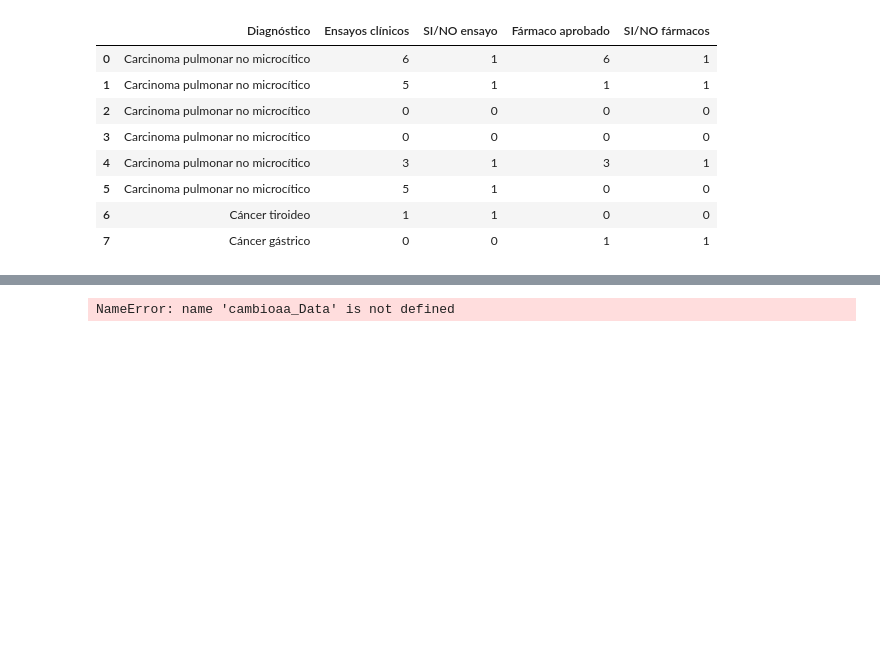
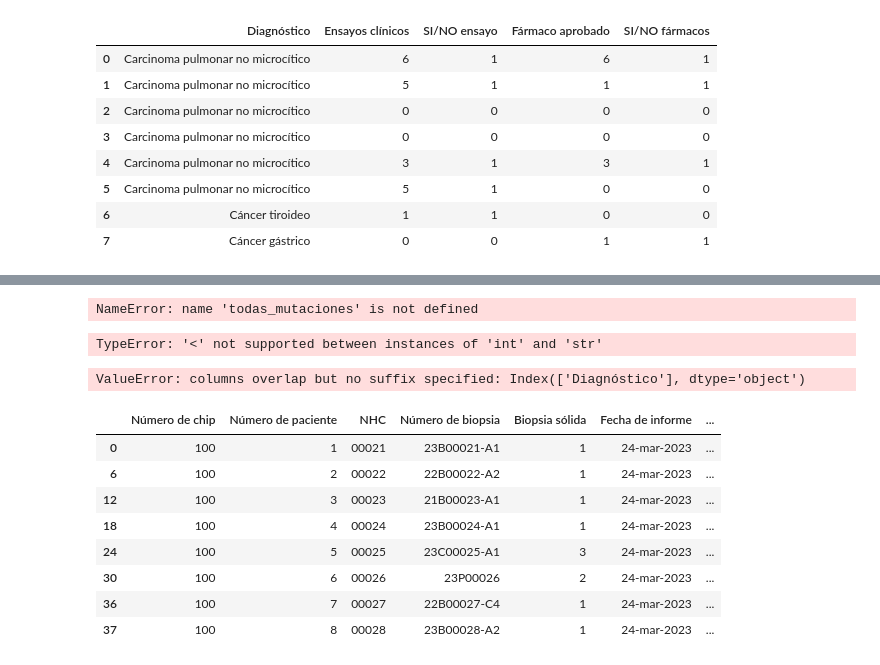
Before and after one commit to LuciaVitores/Automatizacion_PDF_scraping, a Jupyter notebook: PruebaLucia.ipynb, the cells around one changed output, grey strips where cells are left out. Drawn from its saved outputs; the diff is of its cells as text; code cells hidden in the pictures; blank space fills up the shorter version.

```diff
--- a/PruebaLucia.ipynb
+++ b/PruebaLucia.ipynb
@@ -1867,7 +1120,7 @@ print(tratamientos_finales)
 # %% [markdown]
 ## CREACIÓN DE LOS DATAFRAMES.
 # %%
-Tabla1Pacientes = pd.DataFrame({'Número de chip': chip2, 'Número de paciente': numero_paciente, 'NHC': NHC_final, 'Número de biopsia': NB_values, 'Biopsia sólida': Biopsia_solida, 'Fecha de informe': fechas, 'Diagnóstico': textoDiag})
+Tabla1Pacientes = pd.DataFrame({'Número de chip': chip2, 'Número de paciente': numero_paciente, 'NHC': NHC_final, 'Número de biopsia': NB_values, 'Biopsia sólida': Biopsia_solida, 'Fecha de informe': fechas, 'Diagnóstico': textoDiag, 'Mutaciones detectadas':mut})
 # %%
 Tabla1Pacientes
 # %% [output]
@@ -1939,9 +1206,35 @@ Tabla4Patologicas
 # %%
 #Tabla1Pacientes = pd.DataFrame({'Número de chip': chip, 'Número de paciente': paciente_Data, 'NHC': NHC_Data, 'Número de biopsia': Nbiopsia_Data, 'Biopsia sólida': Biopsia_solida, 'Fecha de informe': fecha_Data, 'Diagnóstico': texto_Data})
 #Tabla2Diagnostico = pd.DataFrame({'Diagnóstico': texto_Data, 'Número de diagnóstico': Ndiagnostico_Data})
-Tabla3Mutaciones = pd.DataFrame({'Mutaciones detectadas':todas_mutaciones,'Cambio de aminoácido': cambioaa_Data,'Porcentaje de frecuencia alélica (ADN)': frecuencia_Data,'Variaciones del número de lecturas (ARN)': variaciones_Data,'Variaciones de copias': copias_Data})
+Tabla3Mutaciones = pd.DataFrame({'Mutaciones detectadas':mut,'Porcentaje de frecuencia alélica (ADN)': frecuencias_totales,'Variaciones del número de lecturas (ARN)': variaciones_Data,'Variaciones de copias': copias_Data})
 #Tabla4Patologicas = pd.DataFrame({'Genes patológicos': patologicos, 'Número de la mutación específica':numero_iden)
 #Tabla5MutacionesEspecificas = pd.DataFrame({'Mutaciones detectadas':mut, 'Total del número de mutaciones': num_mutaciones,'Nº de la mutación específica detectada': NmutacionEspecifica_Data})
 #Tabla6Informacion = pd.DataFrame({'Diagnóstico': texto_Data, 'Ensayos clínicos': ensayo_Data, 'Fármaco aprobado': farmaco_Data})
 # %% [output]
-NameError: name 'cambioaa_Data' is not defined
+NameError: name 'todas_mutaciones' is not defined
+# %%
+joined_df = Tabla1Pacientes.join(Tabla2Diagnostico.set_index('Número de chip', 'Número de paciente'))
+joined_df
+# %% [output]
+TypeError: '<' not supported between instances of 'int' and 'str'
+# %%
+# Unir los dataframes utilizando dos columnas como clave primaria
+df_merged = Tabla1Pacientes.join(Tabla2Diagnostico.set_index(['Número de chip', 'Número de paciente']), on=['Número de chip', 'Número de paciente'])
+
+# Imprimir el dataframe resultante
+print(df_merged)
+# %% [output]
+ValueError: columns overlap but no suffix specified: Index(['Diagnóstico'], dtype='object')
+# %%
+TablaFinal3 = pd.merge(Tabla1Pacientes, Tabla2Diagnostico, on='Diagnóstico', how='outer')
+TablaFinal3.drop_duplicates()
+# %% [output]
+|  | Número de chip | Número de paciente | NHC | Número de biopsia | Biopsia sólida | Fecha de informe | ... |
+| 0 | 100 | 1 | 00021 | 23B00021-A1 | 1 | 24-mar-2023 | ... |
+| 6 | 100 | 2 | 00022 | 22B00022-A2 | 1 | 24-mar-2023 | ... |
+| 12 | 100 | 3 | 00023 | 21B00023-A1 | 1 | 24-mar-2023 | ... |
+| 18 | 100 | 4 | 00024 | 23B00024-A1 | 1 | 24-mar-2023 | ... |
+| 24 | 100 | 5 | 00025 | 23C00025-A1 | 3 | 24-mar-2023 | ... |
+| 30 | 100 | 6 | 00026 | 23P00026 | 2 | 24-mar-2023 | ... |
+| 36 | 100 | 7 | 00027 | 22B00027-C4 | 1 | 24-mar-2023 | ... |
+| 37 | 100 | 8 | 00028 | 23B00028-A2 | 1 | 24-mar-2023 | ... |
```
Also changed, not shown: parts of 113 cells of this notebook.
